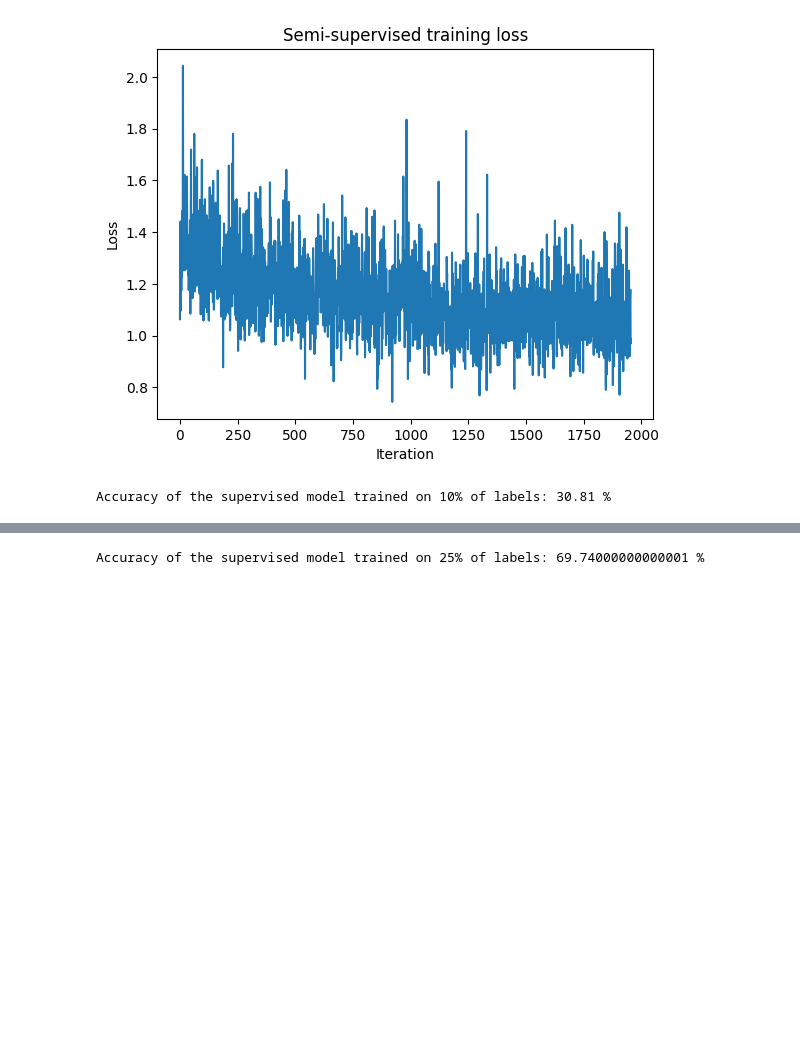
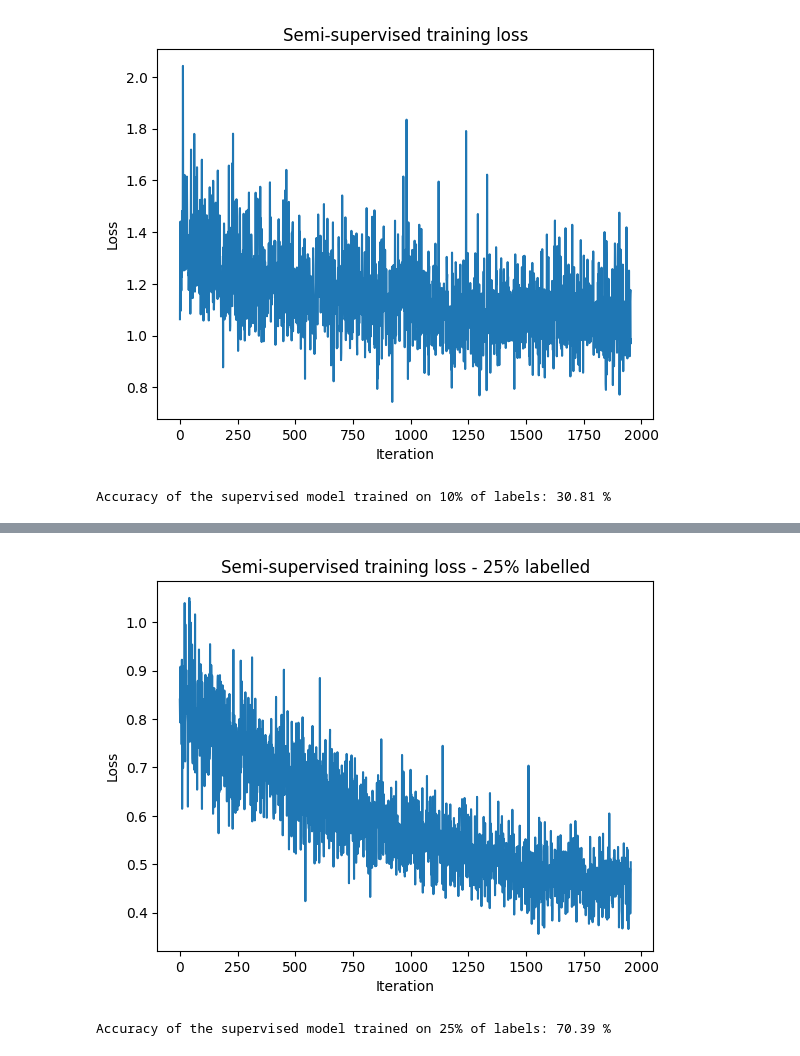
Before and after one commit to bill-l1/semi-supervised-cnn, a Jupyter notebook: cs484_final.ipynb, the cells around one changed output, grey strips where cells are left out. Cells and saved outputs as stored; diff of their text form; code cells hidden in the pictures; blank space fills up the shorter version.

```diff
--- a/cs484_final.ipynb
+++ b/cs484_final.ipynb
@@ -705,3 +721,11 @@ Epoch 5/10, Loss: 0.5006
+# %%
+plt.plot(losses)
+plt.title('Semi-supervised training loss - 25% labelled')
+plt.ylabel('Loss')
+plt.xlabel('Iteration')
+plt.show()
+# %% [output]
+[figure, added]
 # %%
 import pickle
 
@@ -712,7 +734,5 @@ with open('semi_model_25.pkl', 'wb') as f:
 # %%
 pct_correct_semi_25 = 100 * evaluate_model(semi_model_25, loader_valid)
 print(f"Accuracy of the supervised model trained on 25% of labels: {pct_correct_semi_25} %")
-
-print("losses: ", losses)
 # %% [output]
-Accuracy of the supervised model trained on 25% of labels: 69.74000000000001 %
+Accuracy of the supervised model trained on 25% of labels: 70.39 %
```
Also changed, not shown: parts of 29 cells of this notebook.
